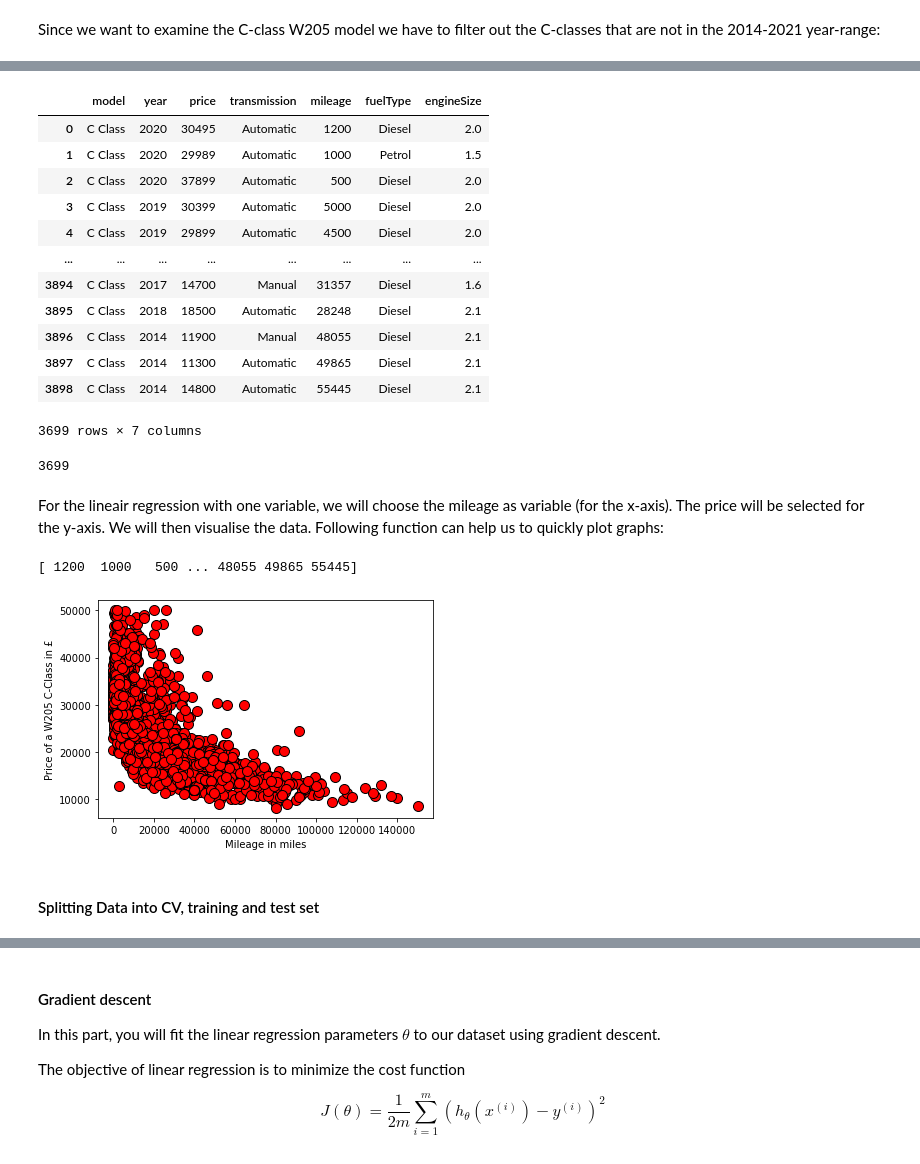
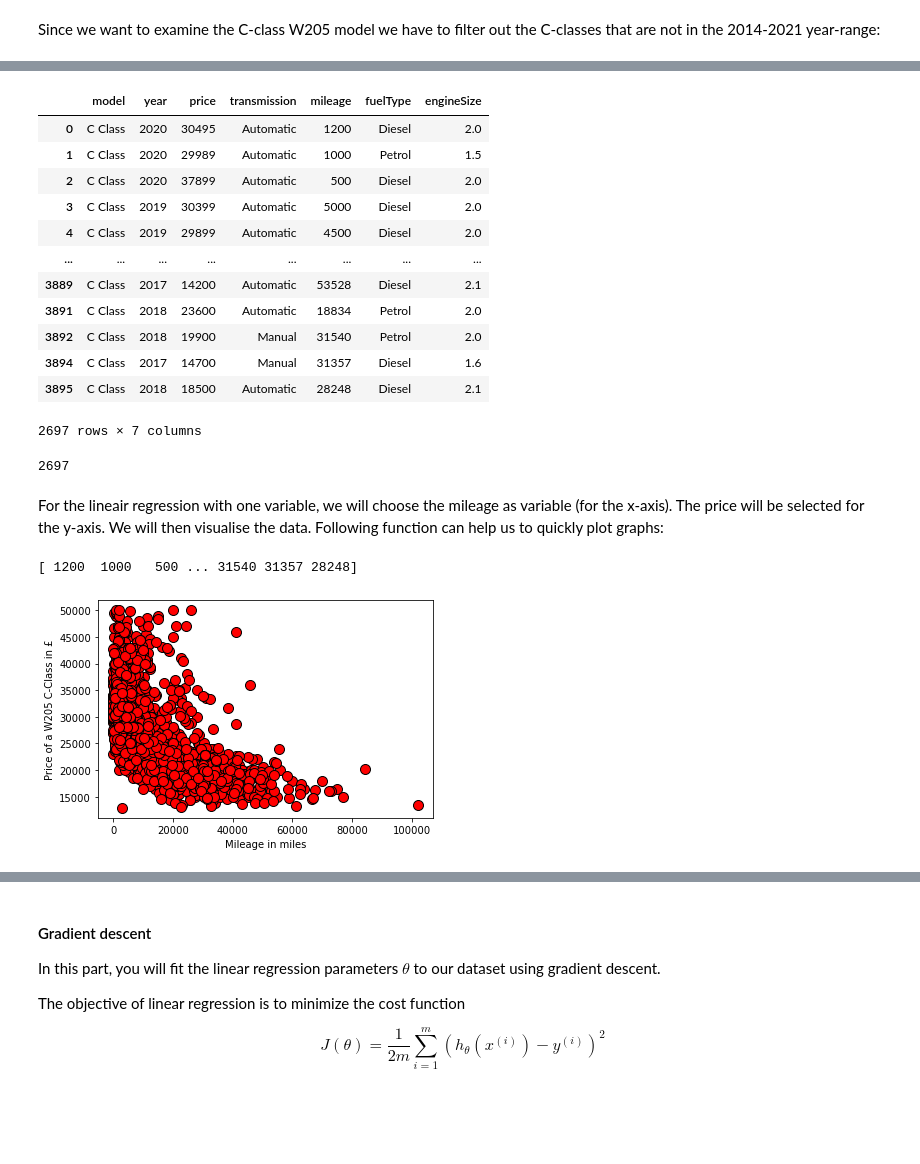
Before and after one commit to LuigiGuerriero1999/machine_learning_project, a Jupyter notebook: Machine Learning Project UK Used Car Data .ipynb, the cells around one changed output, grey strips where cells are left out. Drawn from its saved outputs; the diff is of its cells as text; code cells hidden in the pictures; blank space fills up the shorter version.

```diff
--- a/Machine Learning Project UK Used Car Data .ipynb
+++ b/Machine Learning Project UK Used Car Data .ipynb
@@ -154,22 +157,22 @@ sbn.distplot(cclass["price"])
 # %%
-cclass = cclass[(cclass['year'] > 2013) & (cclass['year'] < 2022)]
+cclass = cclass[(cclass['year'] > 2016) & (cclass['year'] < 2022)]
 display(cclass)
 print(len(cclass))
 # %% [output]
 |  | model | year | price | transmission | mileage | fuelType | engineSize |
 | 0 | C Class | 2020 | 30495 | Automatic | 1200 | Diesel | 2.0 |
 | 1 | C Class | 2020 | 29989 | Automatic | 1000 | Petrol | 1.5 |
 | 2 | C Class | 2020 | 37899 | Automatic | 500 | Diesel | 2.0 |
 | 3 | C Class | 2019 | 30399 | Automatic | 5000 | Diesel | 2.0 |
 | 4 | C Class | 2019 | 29899 | Automatic | 4500 | Diesel | 2.0 |
 | ... | ... | ... | ... | ... | ... | ... | ... |
+| 3889 | C Class | 2017 | 14200 | Automatic | 53528 | Diesel | 2.1 |
+| 3891 | C Class | 2018 | 23600 | Automatic | 18834 | Petrol | 2.0 |
+| 3892 | C Class | 2018 | 19900 | Manual | 31540 | Petrol | 2.0 |
 | 3894 | C Class | 2017 | 14700 | Manual | 31357 | Diesel | 1.6 |
 | 3895 | C Class | 2018 | 18500 | Automatic | 28248 | Diesel | 2.1 |
-| 3896 | C Class | 2014 | 11900 | Manual | 48055 | Diesel | 2.1 |
-| 3897 | C Class | 2014 | 11300 | Automatic | 49865 | Diesel | 2.1 |
-| 3898 | C Class | 2014 | 14800 | Automatic | 55445 | Diesel | 2.1 |
-3699 rows × 7 columns
+2697 rows × 7 columns
-3699
+2697
 # %% [markdown]
 For the lineair regression with one variable, we will choose the mileage as variable (for the x-axis). The price will be selected for the y-axis. We will then visualise the data. Following function can help us to quickly plot graphs:
 # %%
@@ -188,7 +191,5 @@ print(X_all)
 #Visualise data
 plotData(X_all,y_all)
 # %% [output]
-[ 1200  1000   500 ... 48055 49865 55445]
+[ 1200  1000   500 ... 31540 31357 28248]
-[figure, old version]
+[figure, new version]
-# %% [markdown]
-#### Splitting Data into CV, training and test set
```
Also changed, not shown: parts of 40 cells of this notebook.
